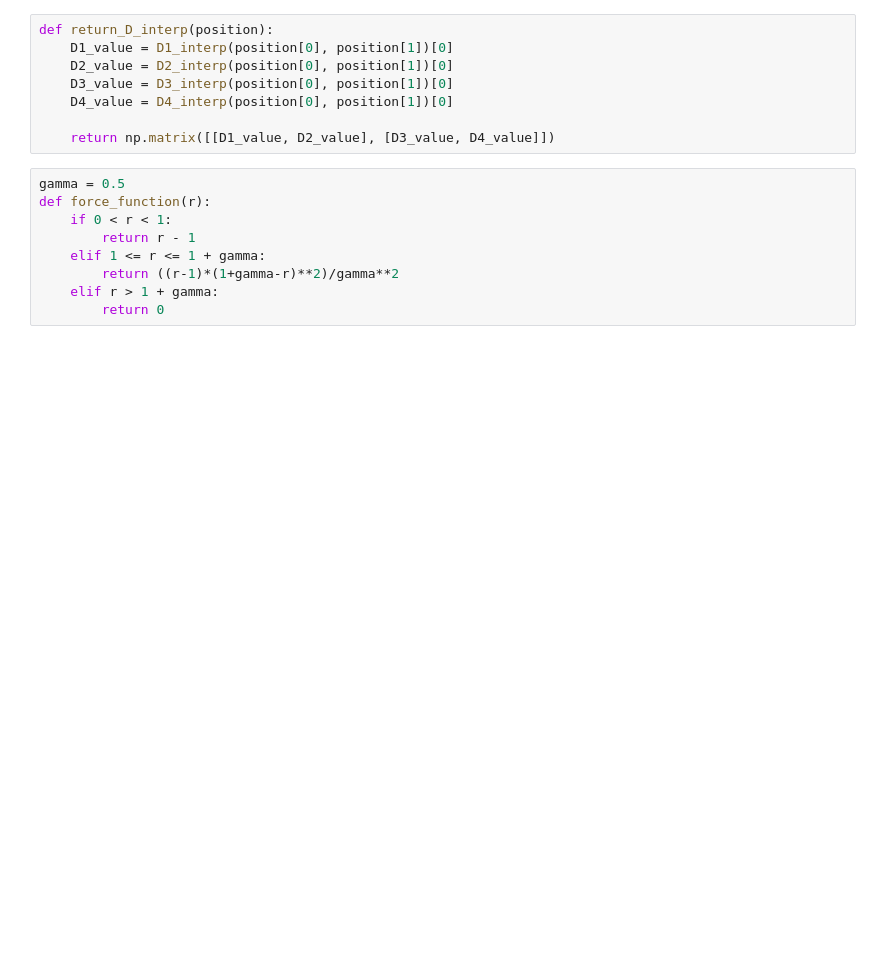
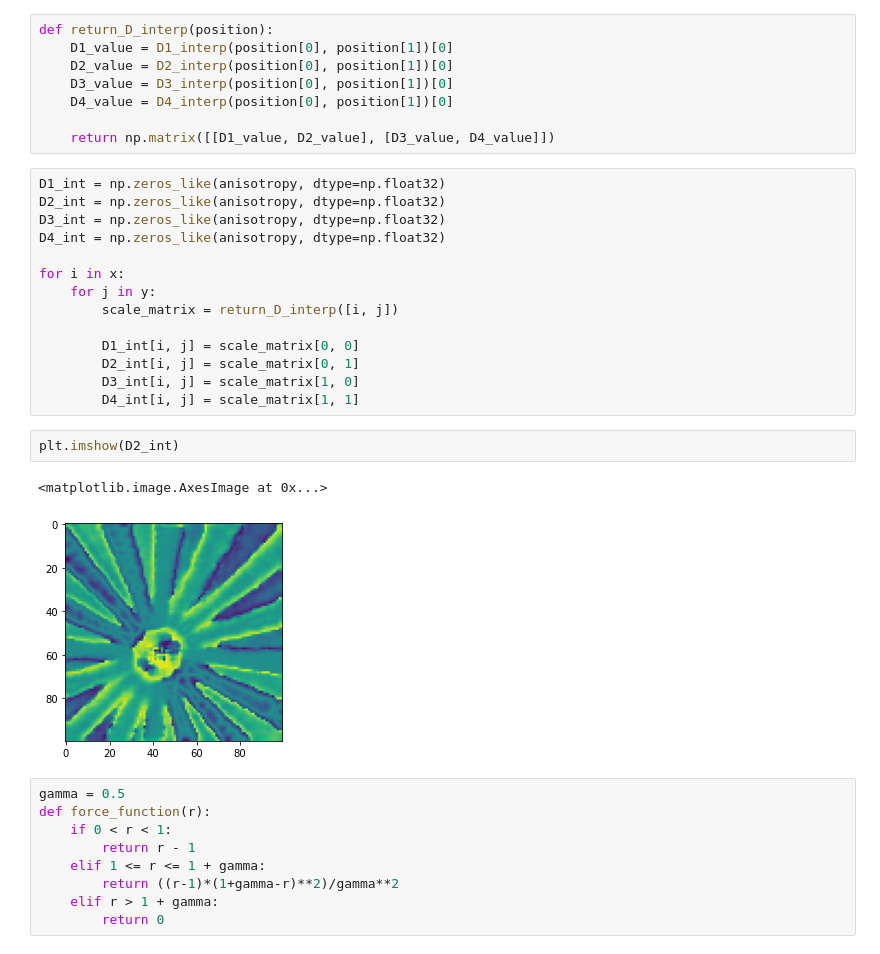
Before and after one commit to mehta-lab/tensor-visualization, a Jupyter notebook: Glyph Based Visualization.ipynb, the cells around one changed output. Drawn from its saved outputs; the diff is of its cells as text; blank space fills up the shorter version.

```diff
--- a/Glyph Based Visualization.ipynb
+++ b/Glyph Based Visualization.ipynb
@@ -87,6 +123,25 @@ def return_D_interp(position):
     D4_value = D4_interp(position[0], position[1])[0]
 
     return np.matrix([[D1_value, D2_value], [D3_value, D4_value]])
+# %%
+D1_int = np.zeros_like(anisotropy, dtype=np.float32)
+D2_int = np.zeros_like(anisotropy, dtype=np.float32)
+D3_int = np.zeros_like(anisotropy, dtype=np.float32)
+D4_int = np.zeros_like(anisotropy, dtype=np.float32)
+
+for i in x:
+    for j in y:
+        scale_matrix = return_D_interp([i, j])
+
+        D1_int[i, j] = scale_matrix[0, 0]
+        D2_int[i, j] = scale_matrix[0, 1]
+        D3_int[i, j] = scale_matrix[1, 0]
+        D4_int[i, j] = scale_matrix[1, 1]
+# %%
+plt.imshow(D2_int)
+# %% [output]
+<matplotlib.image.AxesImage at 0x...>
+[figure, added]
 # %%
 gamma = 0.5
 def force_function(r):
```
Also changed, not shown: parts of 32 cells of this notebook, 1 other file.
